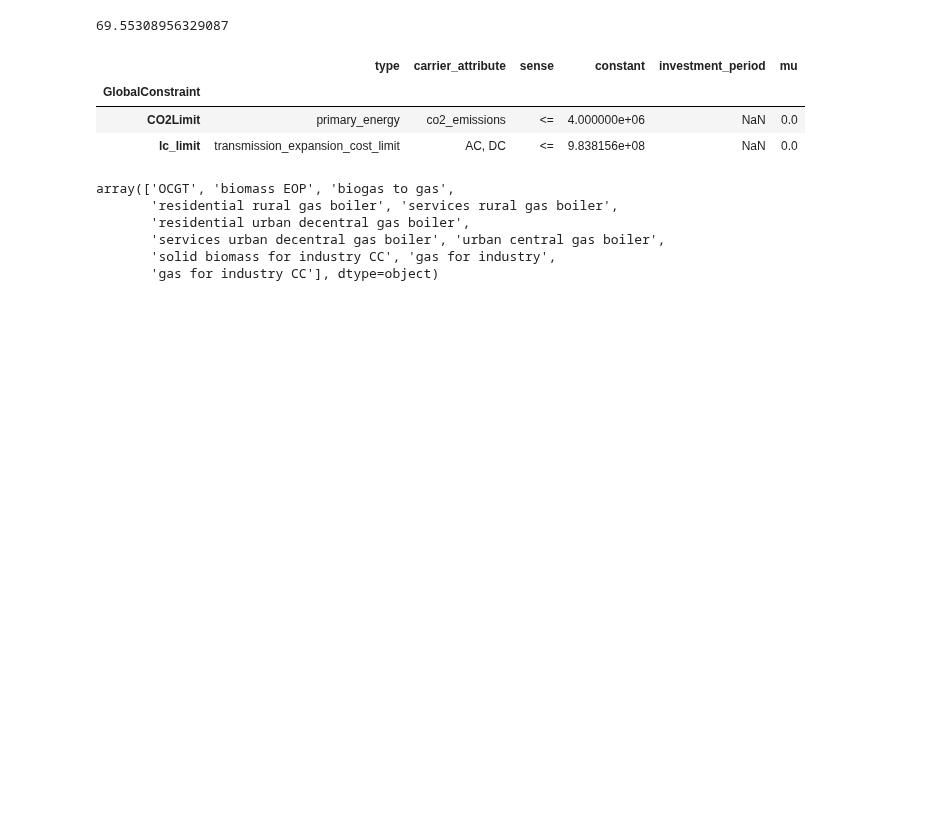
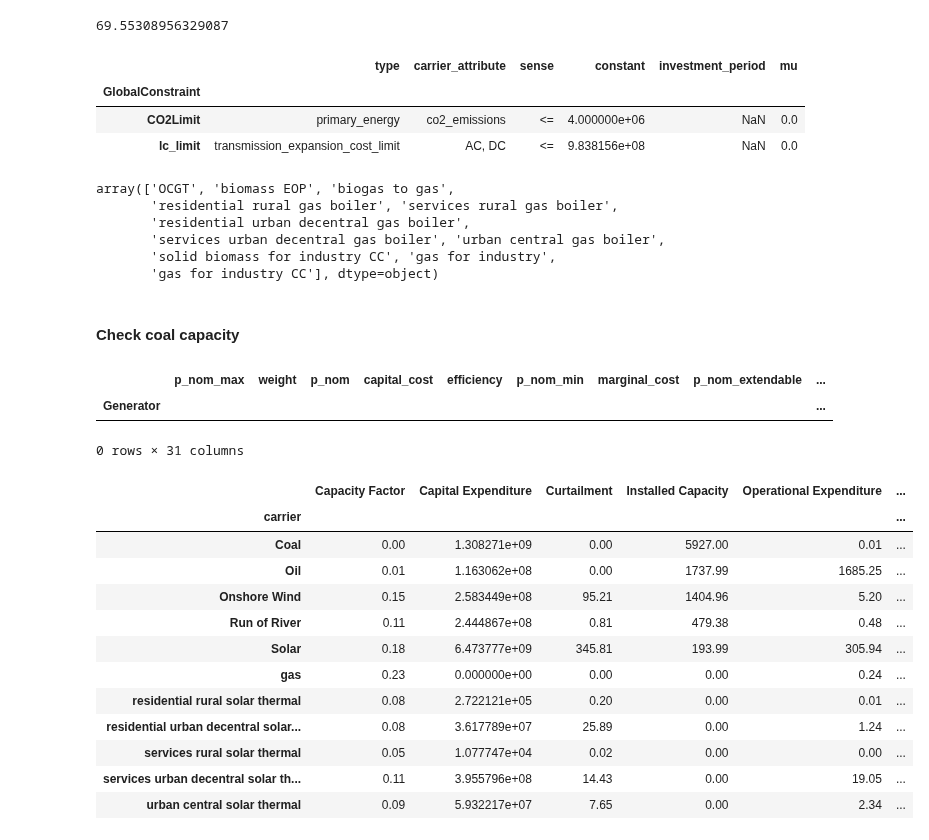
Before and after one commit to energyLS/aldehyde, a Jupyter notebook: workflow/notebooks/test_co2limit.ipynb, the cells around one changed output. Drawn from its saved outputs; the diff is of its cells as text; code cells hidden in the pictures; blank space fills up the shorter version.

```diff
--- a/workflow/notebooks/test_co2limit.ipynb
+++ b/workflow/notebooks/test_co2limit.ipynb
@@ -531,3 +526,27 @@ array(['OCGT', 'biomass EOP', 'biogas to gas',
        'services urban decentral gas boiler', 'urban central gas boiler',
        'solid biomass for industry CC', 'gas for industry',
        'gas for industry CC'], dtype=object)
+# %% [markdown]
+#### Check coal capacity
+# %%
+n.generators[n.generators.carrier == "OCGT"] #.p_nom.sum() / 1e3
+# %% [output]
+|  | p_nom_max | weight | p_nom | capital_cost | efficiency | p_nom_min | marginal_cost | p_nom_extendable | ... |
+| Generator |  |  |  |  |  |  |  |  | ... |
+0 rows × 31 columns
+# %%
+n.statistics().loc["Generator"].round(2)
+# %% [output]
+|  | Capacity Factor | Capital Expenditure | Curtailment | Installed Capacity | Operational Expenditure | ... |
+| carrier |  |  |  |  |  | ... |
+| Coal | 0.00 | 1.308271e+09 | 0.00 | 5927.00 | 0.01 | ... |
+| Oil | 0.01 | 1.163062e+08 | 0.00 | 1737.99 | 1685.25 | ... |
+| Onshore Wind | 0.15 | 2.583449e+08 | 95.21 | 1404.96 | 5.20 | ... |
+| Run of River | 0.11 | 2.444867e+08 | 0.81 | 479.38 | 0.48 | ... |
+| Solar | 0.18 | 6.473777e+09 | 345.81 | 193.99 | 305.94 | ... |
+| gas | 0.23 | 0.000000e+00 | 0.00 | 0.00 | 0.24 | ... |
+| residential rural solar thermal | 0.08 | 2.722121e+05 | 0.20 | 0.00 | 0.01 | ... |
+| residential urban decentral solar... | 0.08 | 3.617789e+07 | 25.89 | 0.00 | 1.24 | ... |
+| services rural solar thermal | 0.05 | 1.077747e+04 | 0.02 | 0.00 | 0.00 | ... |
+| services urban decentral solar th... | 0.11 | 3.955796e+08 | 14.43 | 0.00 | 19.05 | ... |
+| urban central solar thermal | 0.09 | 5.932217e+07 | 7.65 | 0.00 | 2.34 | ... |
```
Also changed, not shown: parts of 8 cells of this notebook.
